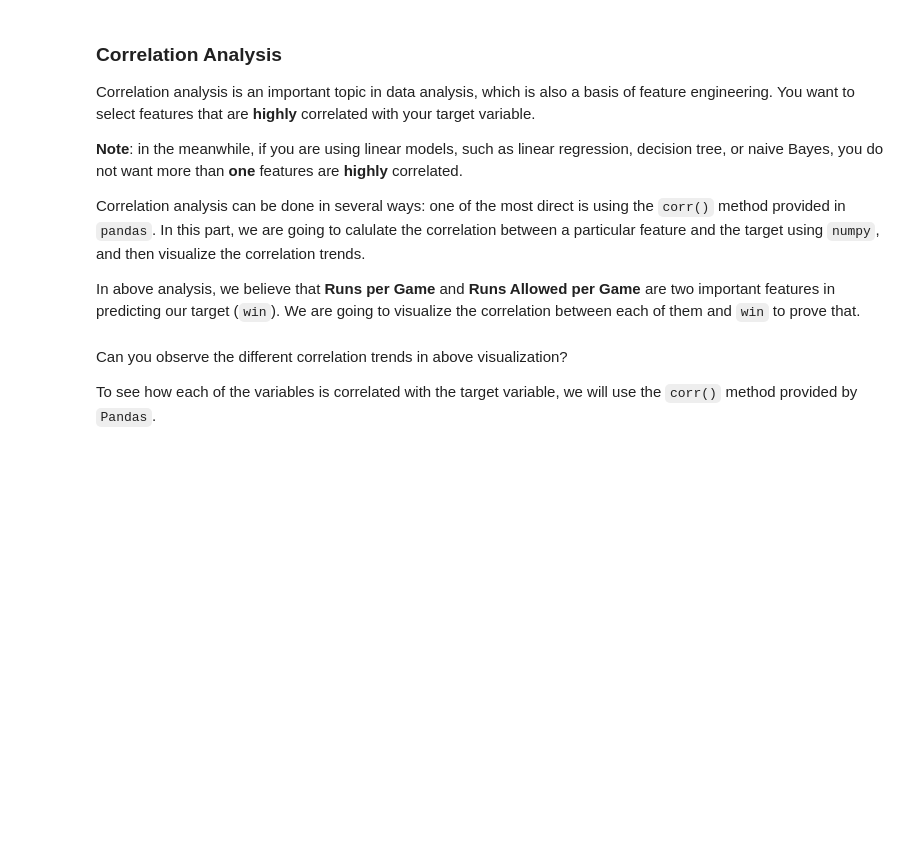
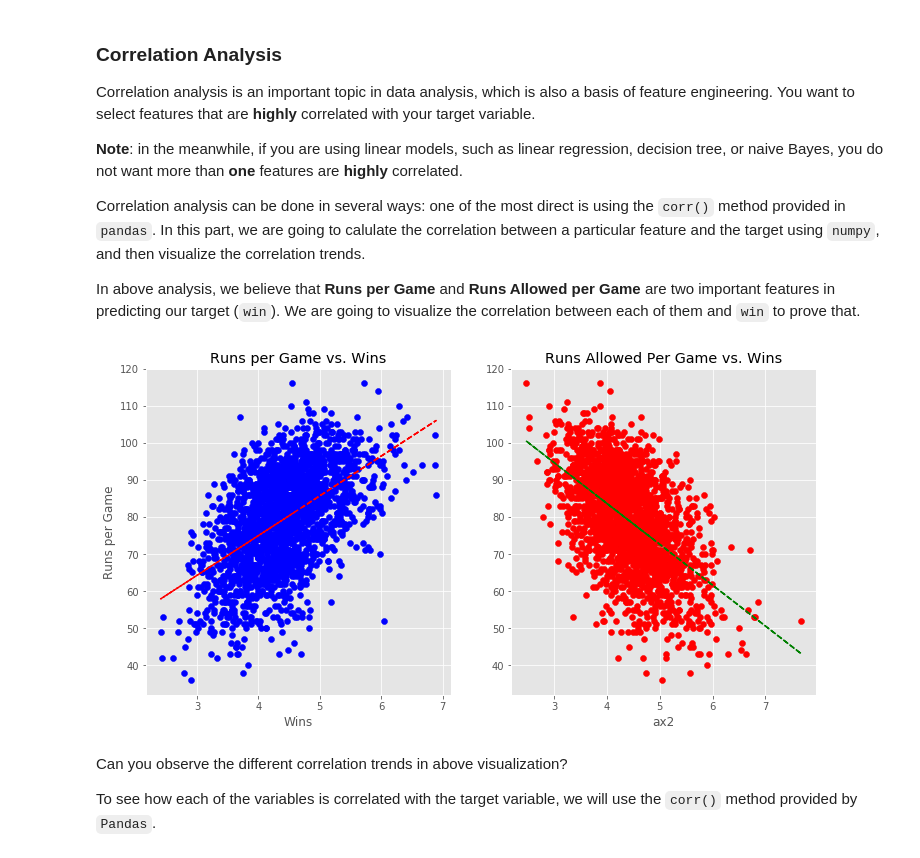
Before and after one commit to BA545-SP2019/ba545-week4-michaelnunziata, a Jupyter notebook: Mini_project_1_baseball_analytics_pt2.ipynb, the cells around one changed output. Drawn from its saved outputs; the diff is of its cells as text; code cells hidden in the pictures; blank space fills up the shorter version.

```diff
--- a/Mini_project_1_baseball_analytics_pt2.ipynb
+++ b/Mini_project_1_baseball_analytics_pt2.ipynb
@@ -360,11 +359,12 @@ _Runs per Game_ and _Runs Allowed per Game_ (at __game__ level, not aggregated)
 #### runs per game = # of runs/# of games
 #### # of runs is in `df['R']`
 #### # of games is in `df['G']`
-
+df1['R_per_game'] = df1['R']/df['G']
 
 #### runs allowed per game = # of runs allowed/# of games
 #### # of runs allowed is in `df['RA']
-
+df1['RA_per_game'] = df1['RA']/df['G']
 
 #### double check whether our calculations are successful or not
 #### by looking at the first 10 columns of `df`
+df1.head()
@@ -389,44 +407,48 @@ ax1 = fig.add_subplot(1,2,1)
 ax2 = fig.add_subplot(1,2,2)
 
 # define the axis we use in the figure
-x1 = df['R_per_game']
-x2 = df['RA_per_game']
-y = df['W']
+x1 = df1['R_per_game']
+x2 = df1['RA_per_game']
+y = df1['W']
 
 #### Complete your code here
 #### We are using scatterplot to visualize the correlation trend - which is the common practice
 #### if you don't remember how to create a scatterplot, please refer to part 1
 #### in the 1st sub-figure (`ax1`), we define the x-axis as 'Runs per Game'
 #### and y-axis as 'Wins', and color as 'blue'
-
+ax1.scatter(x1, y, c = 'blue')
 #### You will also add title as 'Runs per Game vs. Wins'
-
+ax1.set_title('Runs per Game vs. Wins')
 #### and then add proper axis names to it
-
+ax1.set_xlabel('Wins')
+ax1.set_ylabel('Runs per Game')
 
 # To better visualize the correlation trend, we are going to add trend line to it
 # Following snippet add trend line of correlation to `ax1`
 
 z = np.polyfit(x1, y, 1)
 p = np.poly1d(z)
 ax1.plot(x1,p(x1),"r--")
 
 #### complete your code here
 #### similarly, we are going to visualize the correlation between `runs allowed per game`
 #### and `Wins` in `ax2`, we set the color to 'red'
-
+ax2.scatter(x2, y, c = 'red')
 #### You will also add title as 'Runs Allowed per Game vs. Wins'
-
+ax2.set_title('Runs Allowed Per Game vs. Wins')
 #### you will then add x-axis label to `ax2` - note that you do not need
 #### to add y-axis label since it is shared with `ax1`
-
+ax2.set_xlabel('ax2')
 
 # We will use the similar code as above to add trend line in `ax2`
 z1 = np.polyfit(x2, y, 1)
 p1 = np.poly1d(z1)
 ax2.plot(x2,p1(x2),"g--")
 
 #### show the plot
+plt.show()
+# %% [output]
+[figure, added]
 # %% [markdown]
 Can you observe the different correlation trends in above visualization?
 
```
Also changed, not shown: parts of 3 cells of this notebook.
